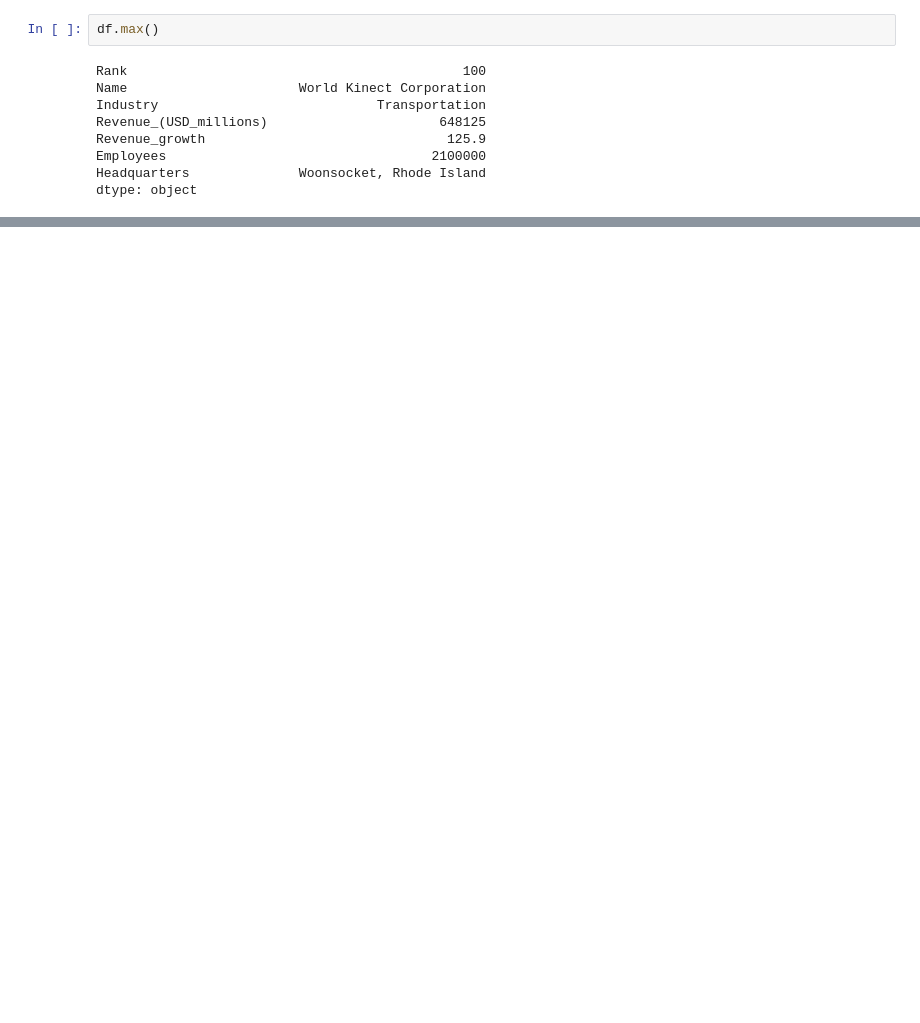
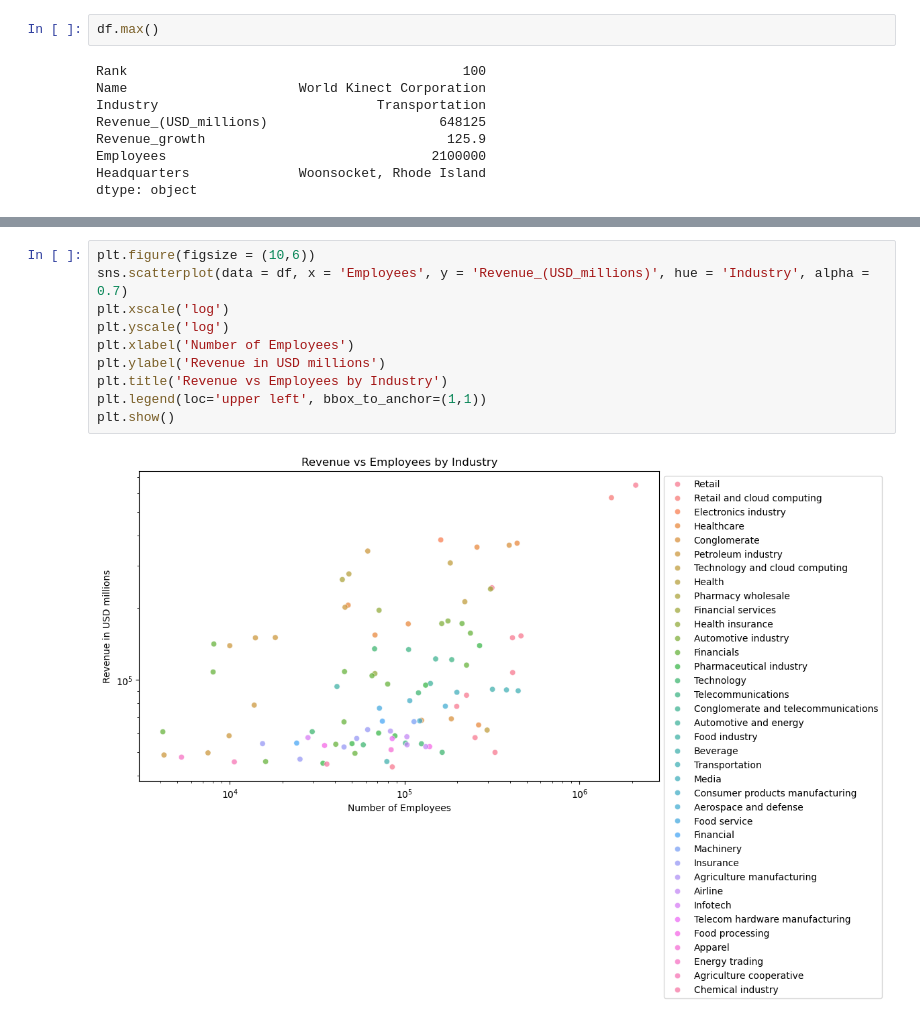
Before and after one commit to adhishakya/Web_Scraping_And_Analysis_US_Companies_Revenue, a Jupyter notebook: Web_Scraping_And_Analysis_US_Companies_Revenue.ipynb, the cells around one changed output, grey strips where cells are left out. Cells and saved outputs as stored; diff of their text form; blank space fills up the shorter version.

```diff
--- a/Web_Scraping_And_Analysis_US_Companies_Revenue.ipynb
+++ b/Web_Scraping_And_Analysis_US_Companies_Revenue.ipynb
@@ -150,0 +193,12 @@ dtype: object
+# %%
+plt.figure(figsize = (10,6))
+sns.scatterplot(data = df, x = 'Employees', y = 'Revenue_(USD_millions)', hue = 'Industry', alpha = 0.7)
+plt.xscale('log')
+plt.yscale('log')
+plt.xlabel('Number of Employees')
+plt.ylabel('Revenue in USD millions')
+plt.title('Revenue vs Employees by Industry')
+plt.legend(loc='upper left', bbox_to_anchor=(1,1))
+plt.show()
+# %% [output]
+[figure, added]
```
Also changed, not shown: parts of 6 cells of this notebook.
